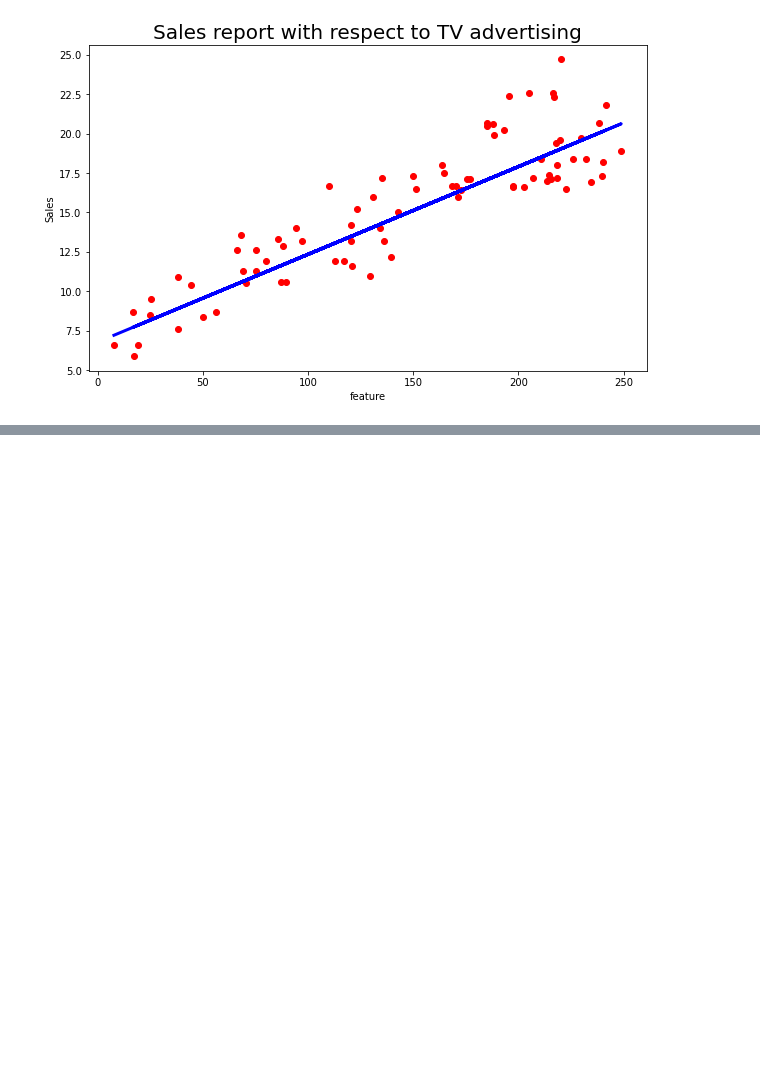
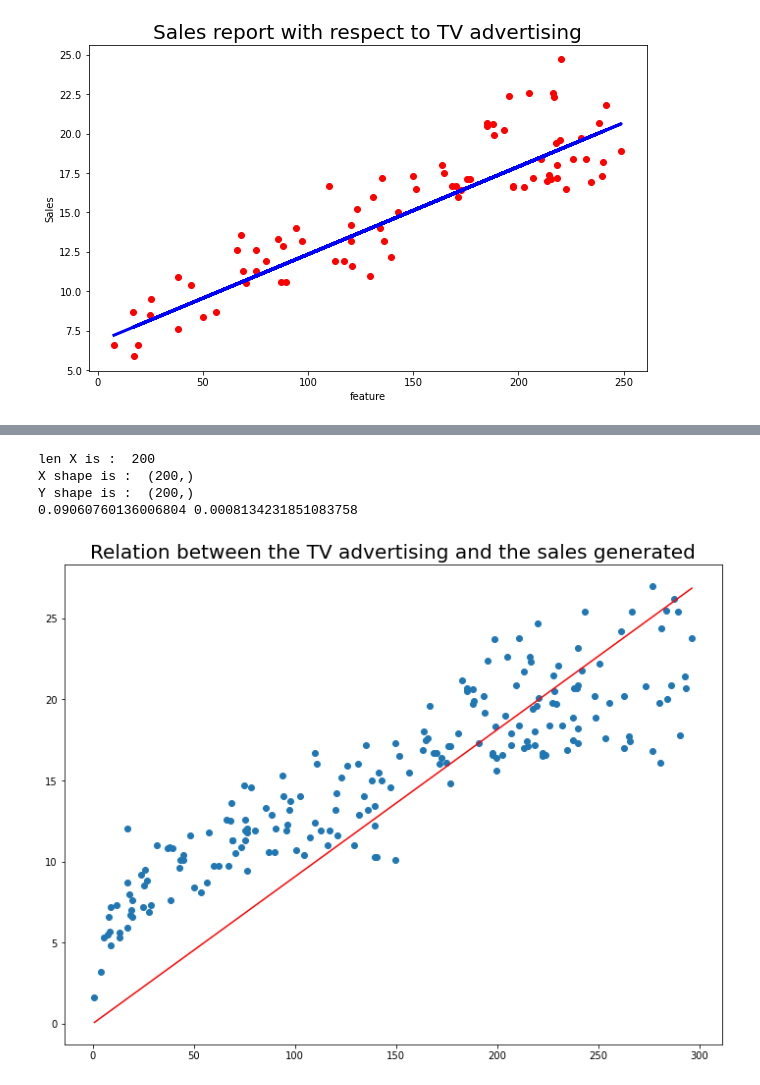
Before and after one commit to Priyanshu-PM/TE-IT-Labs, a Jupyter notebook: ML/ML_problemStatements/Regression/Advertising/notebook.ipynb, the cells around one changed output, grey strips where cells are left out. Saved outputs shown, nothing was run; the diff lists cells and outputs as text; code cells hidden in the pictures; blank space fills up the shorter version.

Commit message:
regression and gradient descent

```diff
--- a/ML/ML_problemStatements/Regression/Advertising/notebook.ipynb
+++ b/ML/ML_problemStatements/Regression/Advertising/notebook.ipynb
@@ -68,0 +128,37 @@ plt.show()
+# %%
+m = 0
+c = 0
+
+L = 0.0000001  #   the learning rate
+epochs = 1000  #   the number of iterations we need to perform
+
+n = float(len(X))
+
+print('len X is : ', len(X))
+print('X shape is : ', X.shape)
+print('Y shape is : ', Y.shape)
+
+#   performing gradient descent
+for i in range(epochs):
+    Y_pred = m*X + c  #   the current predicted value
+    D_m = (-2/n) * sum(X * (Y - Y_pred))    #   derivative wrt m
+    D_c = (-2/n) * sum(Y - Y_pred)  #   derivative wrt c
+
+    m = m - L * D_m
+    c = c - L * D_c
+
+
+print(m, c)
+# %% [output]
+len X is :  200
+X shape is :  (200,)
+Y shape is :  (200,)
+0.09060760136006804 0.0008134231851083758
+# %%
+plt.scatter(X, Y)
+plt.plot([min(X), max(X)], [min(Y_pred), max(Y_pred)], color='red')
+plt.title('Relation between the TV advertising and the sales generated', fontsize=20)
+
+plt.show()
+# %% [output]
+[figure, added]
```
Also changed, not shown: parts of 4 cells of this notebook, 3 other files.
